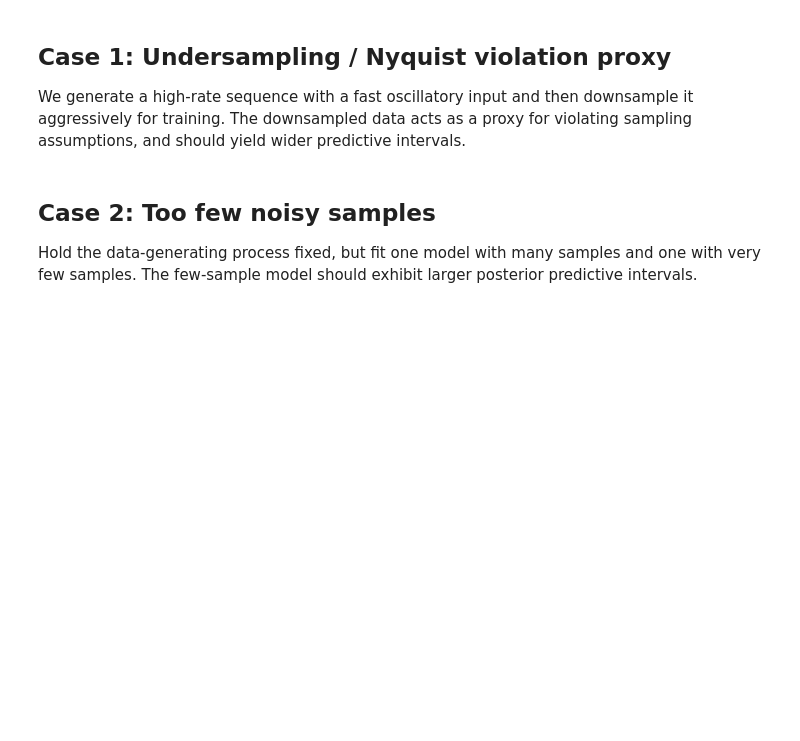
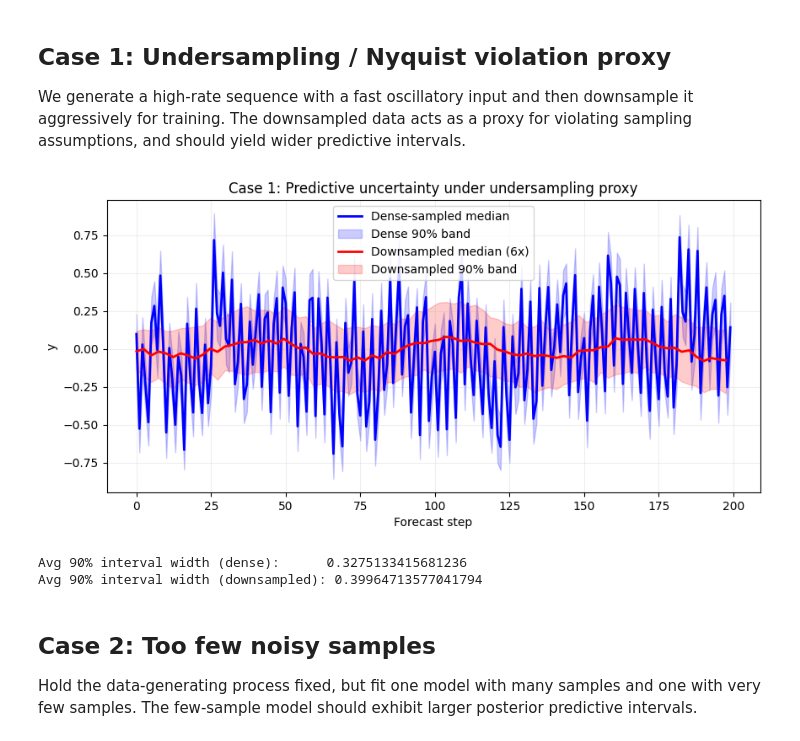
Before and after one commit to perryGabriel/bayesian-sysid, a Jupyter notebook: examples/demo_uncertainty_insufficient_information.ipynb, the cells around one changed output. Cells and saved outputs as stored; diff of their text form; code cells hidden in the pictures; blank space fills up the shorter version.

```diff
--- a/examples/demo_uncertainty_insufficient_information.ipynb
+++ b/examples/demo_uncertainty_insufficient_information.ipynb
@@ -37,44 +37,48 @@ The downsampled data acts as a proxy for violating sampling assumptions, and sho
 # %%
 rng = np.random.default_rng(7)
 n_hi = 1200
 t_hi = np.arange(n_hi)
 u_hi = np.sin(2 * np.pi * 0.34 * t_hi) + 0.25 * rng.normal(size=n_hi)
 y_hi = simulate_true_system(u_hi, a=0.65, b=0.55, noise_std=0.08, seed=11)
 
 # aggressive downsampling (aliasing/undersampling proxy)
 ds = 6
 u_lo = u_hi[::ds]
 y_lo = y_hi[::ds]
 
 n_train = 120
 model_dense = BayesianARX(na=2, nb=2, sigma2=0.08**2).fit(y_hi[:n_train*ds], u_hi[:n_train*ds])
 model_sparse = BayesianARX(na=2, nb=2, sigma2=0.08**2).fit(y_lo[:n_train], u_lo[:n_train])
 
-h = 80
+h = 200
 u_future_dense = u_hi[n_train*ds-2 : n_train*ds-2 + h + 1]
-y_init_dense = y_hi[n_train*ds-2 : n_train*ds]
+u_future_sparse = u_lo[n_train-2 : n_train-2 + h + 1]
+y_init_dense = y_hi[0 : 2]
 
-u_future_sparse = u_lo[n_train-2 : n_train-2 + h + 1]
-y_init_sparse = y_lo[n_train-2 : n_train]
-
-med_d, lo_d, hi_d = posterior_rollout_band(model_dense, y_init_dense, u_future_dense, seed=1)
-med_s, lo_s, hi_s = posterior_rollout_band(model_sparse, y_init_sparse, u_future_sparse, seed=1)
+med_d, lo_d, hi_d = posterior_rollout_band(model_dense, y_init_dense, u_future_dense, seed=1, n_samples=h)
+med_s, lo_s, hi_s = posterior_rollout_band(model_sparse, y_init_dense, u_future_sparse, seed=1, n_samples=h)
 
 x = np.arange(h)
 plt.figure(figsize=(10, 4.5))
-plt.plot(x, med_d, label='Dense-sampled median', lw=2)
-plt.fill_between(x, lo_d, hi_d, alpha=0.2, label='Dense 90% band')
-plt.plot(x, med_s, label='Downsampled median', lw=2)
-plt.fill_between(x, lo_s, hi_s, alpha=0.2, label='Downsampled 90% band')
+# plt.scatter(t_hi[ :  h + 1], y_hi[ : h + 1], color='k', s=10, label='True system')
+plt.plot(x, med_d, label='Dense-sampled median', lw=2, color='blue')
+plt.fill_between(x, lo_d, hi_d, alpha=0.2, label='Dense 90% band', color="blue")
+plt.plot(x[:len(med_s)]*h/len(med_s), med_s, label=f'Downsampled median ({ds}x)', lw=2, color='red')
+plt.fill_between(x[:len(med_s)]*h/len(med_s), lo_s, hi_s, alpha=0.2, label='Downsampled 90% band', color='red')
+# plt.scatter(x, y_lo[n_train*ds-2 : n_train*ds-2 + h + 1], color='k', s=20, label='True future')
 plt.title('Case 1: Predictive uncertainty under undersampling proxy')
 plt.xlabel('Forecast step')
 plt.ylabel('y')
 plt.legend()
 plt.grid(alpha=0.2)
 plt.show()
 
 print('Avg 90% interval width (dense):     ', float(np.mean(hi_d - lo_d)))
 print('Avg 90% interval width (downsampled):', float(np.mean(hi_s - lo_s)))
+# %% [output]
+[figure, added]
+Avg 90% interval width (dense):      0.3275133415681236
+Avg 90% interval width (downsampled): 0.39964713577041794
 # %% [markdown]
 ## Case 2: Too few noisy samples
 
```
Also changed, not shown: parts of 1 cell of this notebook.
